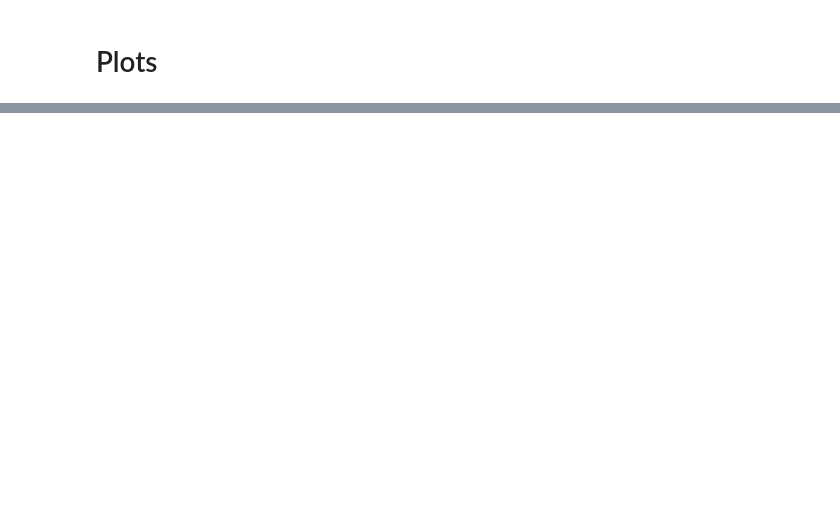
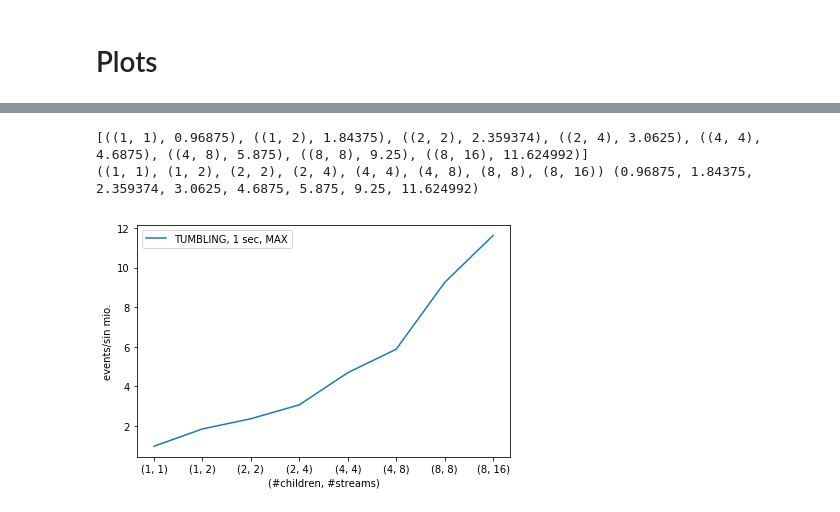
Before and after one commit to hpides/disco, a Jupyter notebook: eval/sustainable_throughput_analysis.ipynb, the cells around one changed output, grey strips where cells are left out. Saved outputs shown, nothing was run; the diff lists cells and outputs as text; code cells hidden in the pictures; blank space fills up the shorter version.

```diff
--- a/eval/sustainable_throughput_analysis.ipynb
+++ b/eval/sustainable_throughput_analysis.ipynb
@@ -87,0 +120,24 @@ rcParams.update({'figure.autolayout': True, 'pgf.rcfonts' : False})
+# %%
+import matplotlib.pyplot as plt
+
+streams = sorted([((n_child, n_stream), (n_stream * throughput) / 1_000_000 )
+                  for ((n_child, n_stream), throughput)
+                  in ALL_THROUGHPUTS.items()
+                  if n_child == n_stream or n_child * 2 == n_stream])
+
+print(streams)
+
+streams, throughputs = list(zip(*streams))
+
+print(streams, throughputs)
+
+plt.plot(throughputs)
+plt.ylabel("events/sin mio.")
+plt.xlabel("(#children, #streams)")
+plt.xticks(range(len(streams)), [f"({n_child}, {n_stream})" for n_child, n_stream in streams])
+plt.legend(["TUMBLING, 1 sec, MAX"])
+plt.show()
+# %% [output]
+[((1, 1), 0.96875), ((1, 2), 1.84375), ((2, 2), 2.359374), ((2, 4), 3.0625), ((4, 4), 4.6875), ((4, 8), 5.875), ((8, 8), 9.25), ((8, 16), 11.624992)]
+((1, 1), (1, 2), (2, 2), (2, 4), (4, 4), (4, 8), (8, 8), (8, 16)) (0.96875, 1.84375, 2.359374, 3.0625, 4.6875, 5.875, 9.25, 11.624992)
+[figure, added]
```
Also changed, not shown: parts of 5 cells of this notebook, 3 other files.
